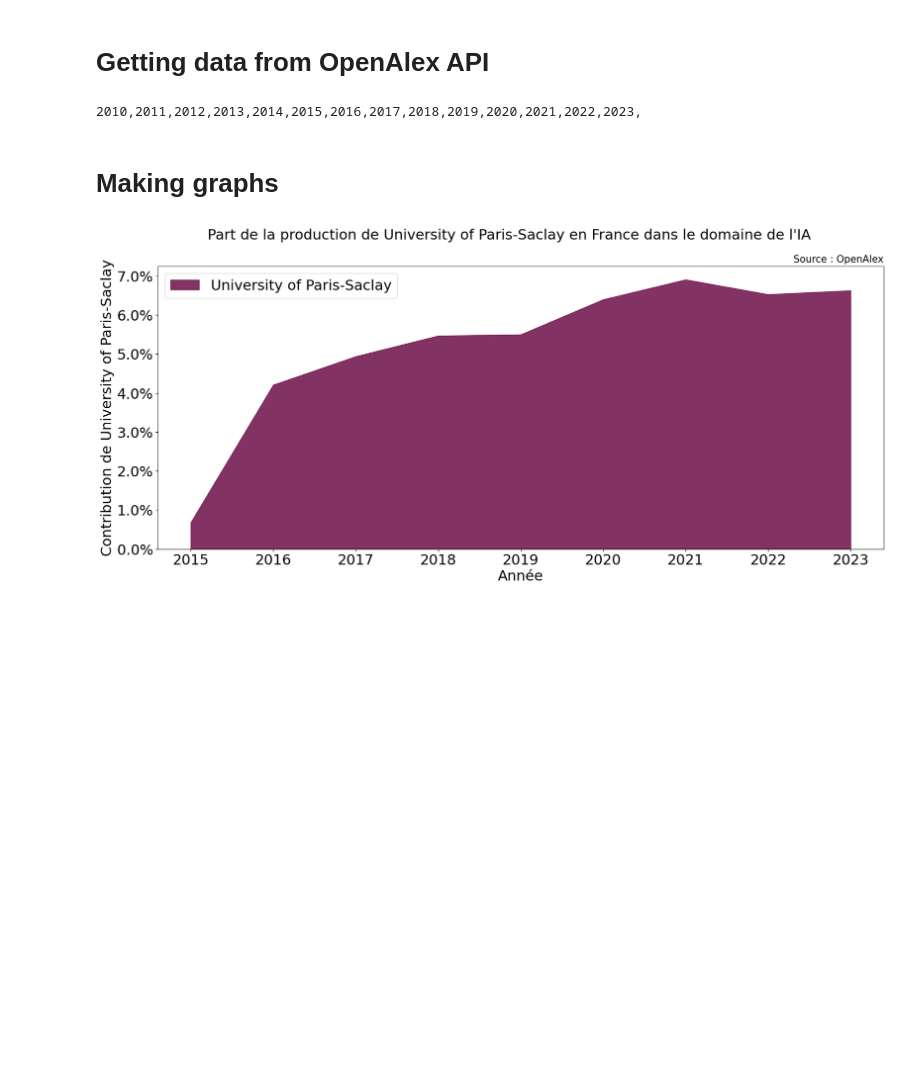
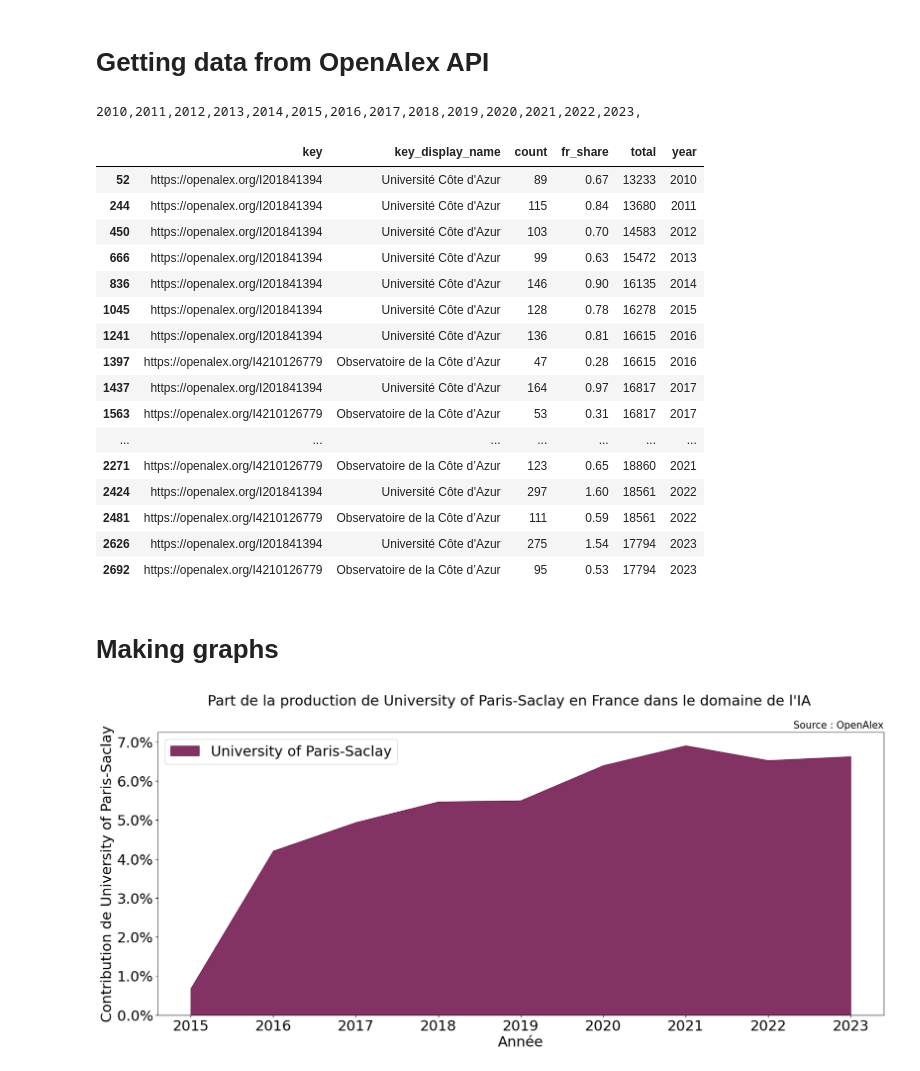
Before and after one commit to dataesr/ia-tracker, a Jupyter notebook: notebooks/OpenAlex.ipynb, the cells around one changed output. Drawn from its saved outputs; the diff is of its cells as text; code cells hidden in the pictures; blank space fills up the shorter version.

```diff
--- a/notebooks/OpenAlex.ipynb
+++ b/notebooks/OpenAlex.ipynb
@@ -21,6 +21,26 @@ df = pd.DataFrame(data_ia_fr)
 2010,2011,2012,2013,2014,2015,2016,2017,2018,2019,2020,2021,2022,2023,
 # %%
 df.to_csv('data_ia_fr.csv', index=False)
+# %%
+df[df.key_display_name.apply(lambda x:'Azur' in x)]
+# %% [output]
+|  | key | key_display_name | count | fr_share | total | year |
+| 52 | https://openalex.org/I201841394 | Université Côte d'Azur | 89 | 0.67 | 13233 | 2010 |
+| 244 | https://openalex.org/I201841394 | Université Côte d'Azur | 115 | 0.84 | 13680 | 2011 |
+| 450 | https://openalex.org/I201841394 | Université Côte d'Azur | 103 | 0.70 | 14583 | 2012 |
+| 666 | https://openalex.org/I201841394 | Université Côte d'Azur | 99 | 0.63 | 15472 | 2013 |
+| 836 | https://openalex.org/I201841394 | Université Côte d'Azur | 146 | 0.90 | 16135 | 2014 |
+| 1045 | https://openalex.org/I201841394 | Université Côte d'Azur | 128 | 0.78 | 16278 | 2015 |
+| 1241 | https://openalex.org/I201841394 | Université Côte d'Azur | 136 | 0.81 | 16615 | 2016 |
+| 1397 | https://openalex.org/I4210126779 | Observatoire de la Côte d’Azur | 47 | 0.28 | 16615 | 2016 |
+| 1437 | https://openalex.org/I201841394 | Université Côte d'Azur | 164 | 0.97 | 16817 | 2017 |
+| 1563 | https://openalex.org/I4210126779 | Observatoire de la Côte d’Azur | 53 | 0.31 | 16817 | 2017 |
+| ... | ... | ... | ... | ... | ... | ... |
+| 2271 | https://openalex.org/I4210126779 | Observatoire de la Côte d’Azur | 123 | 0.65 | 18860 | 2021 |
+| 2424 | https://openalex.org/I201841394 | Université Côte d'Azur | 297 | 1.60 | 18561 | 2022 |
+| 2481 | https://openalex.org/I4210126779 | Observatoire de la Côte d’Azur | 111 | 0.59 | 18561 | 2022 |
+| 2626 | https://openalex.org/I201841394 | Université Côte d'Azur | 275 | 1.54 | 17794 | 2023 |
+| 2692 | https://openalex.org/I4210126779 | Observatoire de la Côte d’Azur | 95 | 0.53 | 17794 | 2023 |
 # %% [markdown]
 # Making graphs
 # %%
```
Also changed, not shown: parts of 3 cells of this notebook.
